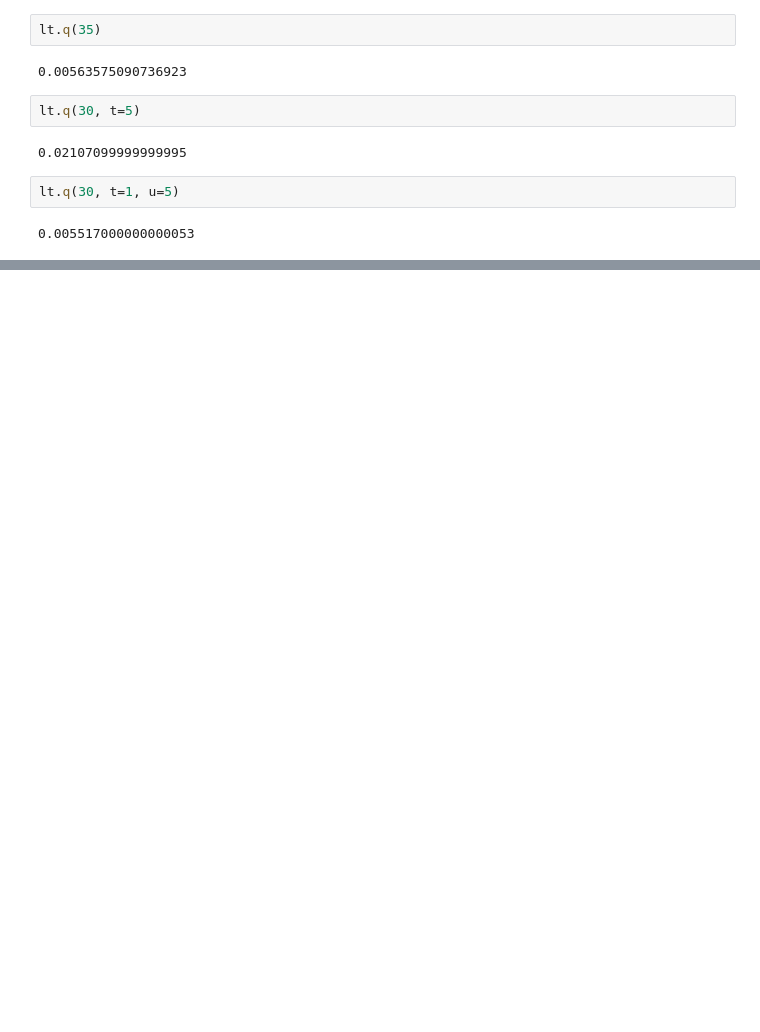
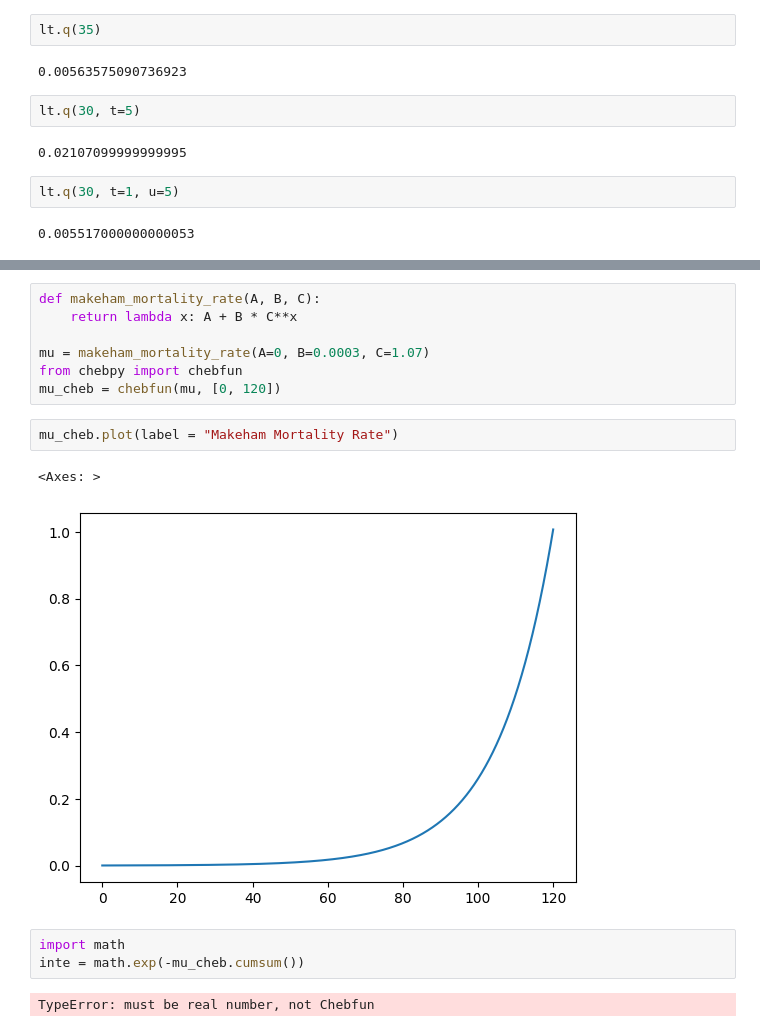
Before and after one commit to RuCoppens96/LifeContingentRisk, a Jupyter notebook: notebooks/1_Surivial_Models.ipynb, the cells around one changed output, grey strips where cells are left out. Drawn from its saved outputs; the diff is of its cells as text; blank space fills up the shorter version.

```diff
--- a/notebooks/1_Surivial_Models.ipynb
+++ b/notebooks/1_Surivial_Models.ipynb
@@ -83,0 +116,17 @@ lt.q(30, t=1, u=5)
+# %%
+def makeham_mortality_rate(A, B, C):
+    return lambda x: A + B * C**x
+
+mu = makeham_mortality_rate(A=0, B=0.0003, C=1.07)
+from chebpy import chebfun
+mu_cheb = chebfun(mu, [0, 120])
+# %%
+mu_cheb.plot(label = "Makeham Mortality Rate")
+# %% [output]
+<Axes: >
+[figure, added]
+# %%
+import math
+inte = math.exp(-mu_cheb.cumsum())
+# %% [output]
+TypeError: must be real number, not Chebfun
```
Also changed, not shown: parts of 16 cells of this notebook, 3 other files.
